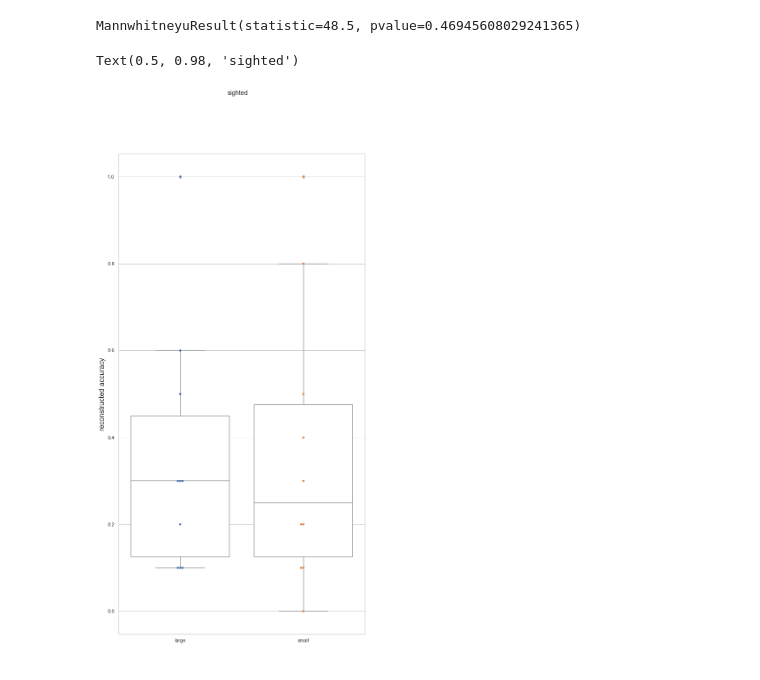
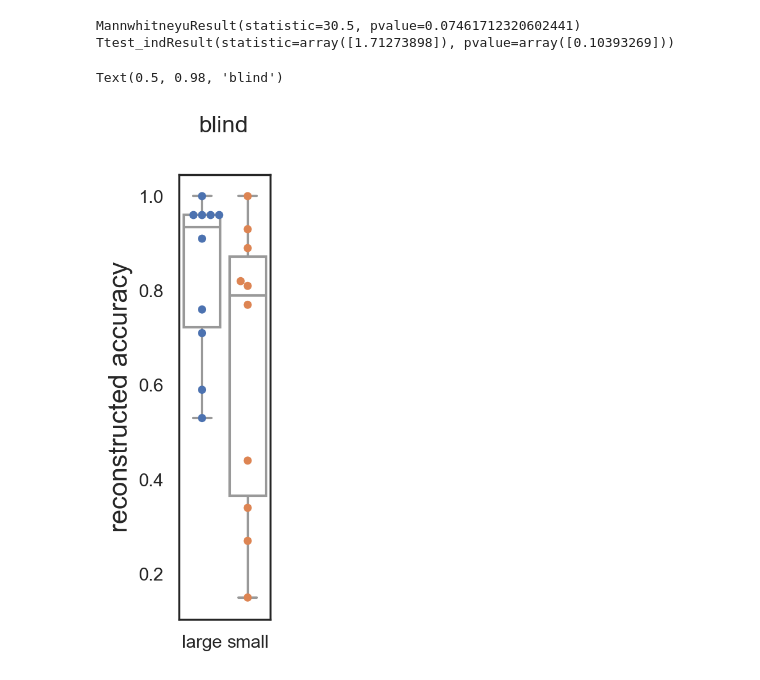
Before and after one commit to eegdude/erp_analysis, a Jupyter notebook: classification.ipynb, the cells around one changed output. Drawn from its saved outputs; the diff is of its cells as text; code cells hidden in the pictures.

```diff
--- a/classification.ipynb
+++ b/classification.ipynb
@@ -158,17 +184,19 @@ Text(0.5, 0.98, 'blind')
+# %%
+mwtest(remove_outliers(large_stims_blind), remove_outliers(small_stims_blind))
+ttest_ind(remove_outliers(large_stims_blind), remove_outliers(small_stims_blind))
+boxplot(large_stims_blind, small_stims_blind, xticks=['large', 'small'], ylabel='reconstructed accuracy')
+plt.suptitle('blind')
+# %% [output]
+MannwhitneyuResult(statistic=30.5, pvalue=0.07461712320602441)
+Ttest_indResult(statistic=array([1.71273898]), pvalue=array([0.10393269]))
+Text(0.5, 0.98, 'blind')
+[figure, added]
 # %%
-large_stims = classifier_metrics_aggergated(ds=ds,
-    subset= ds.markup.loc[(ds.markup['reg'] == 'brl_static6_all8') &
+large_stims_sighted = classifier_metrics_aggergated(ds=ds,
+    subset= ds.markup.loc[(ds.markup['reg'] == 'brl_static6_all8')&
                           (ds.markup['blind'] == 0)]
         )
-
-small_stims = classifier_metrics_aggergated(ds=ds,
-    subset= ds.markup.loc[(ds.markup['reg'] == 'brl_static6_all1') &
+small_stims_sighted = classifier_metrics_aggergated(ds=ds,
+    subset= ds.markup.loc[(ds.markup['reg'] == 'brl_static6_all1')&
                           (ds.markup['blind'] == 0)]
         )
-
-boxplot(large_stims, small_stims, xticks=['large', 'small'], ylabel='reconstructed accuracy')
-plt.suptitle('sighted')
-# %% [output]
-MannwhitneyuResult(statistic=48.5, pvalue=0.46945608029241365)
-Text(0.5, 0.98, 'sighted')
-[figure, removed]
```
Also changed, not shown: parts of 18 cells of this notebook.
